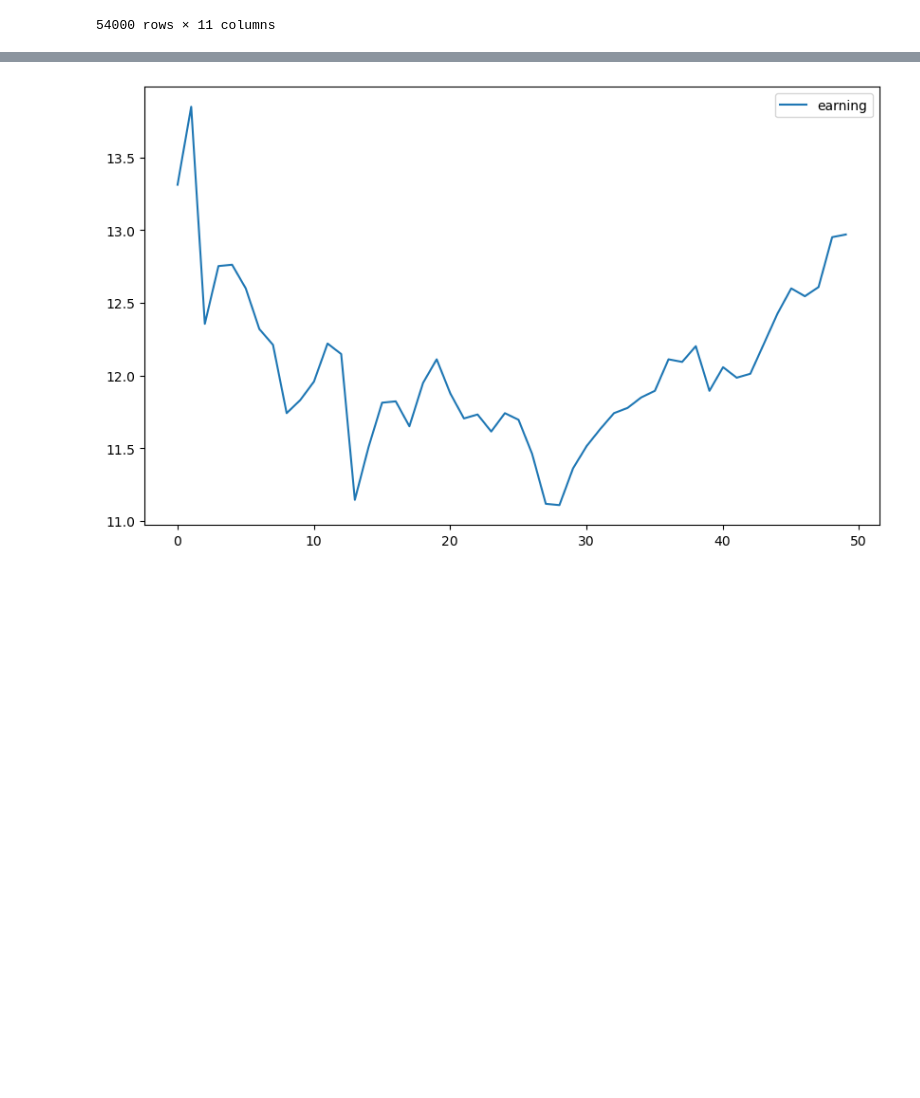
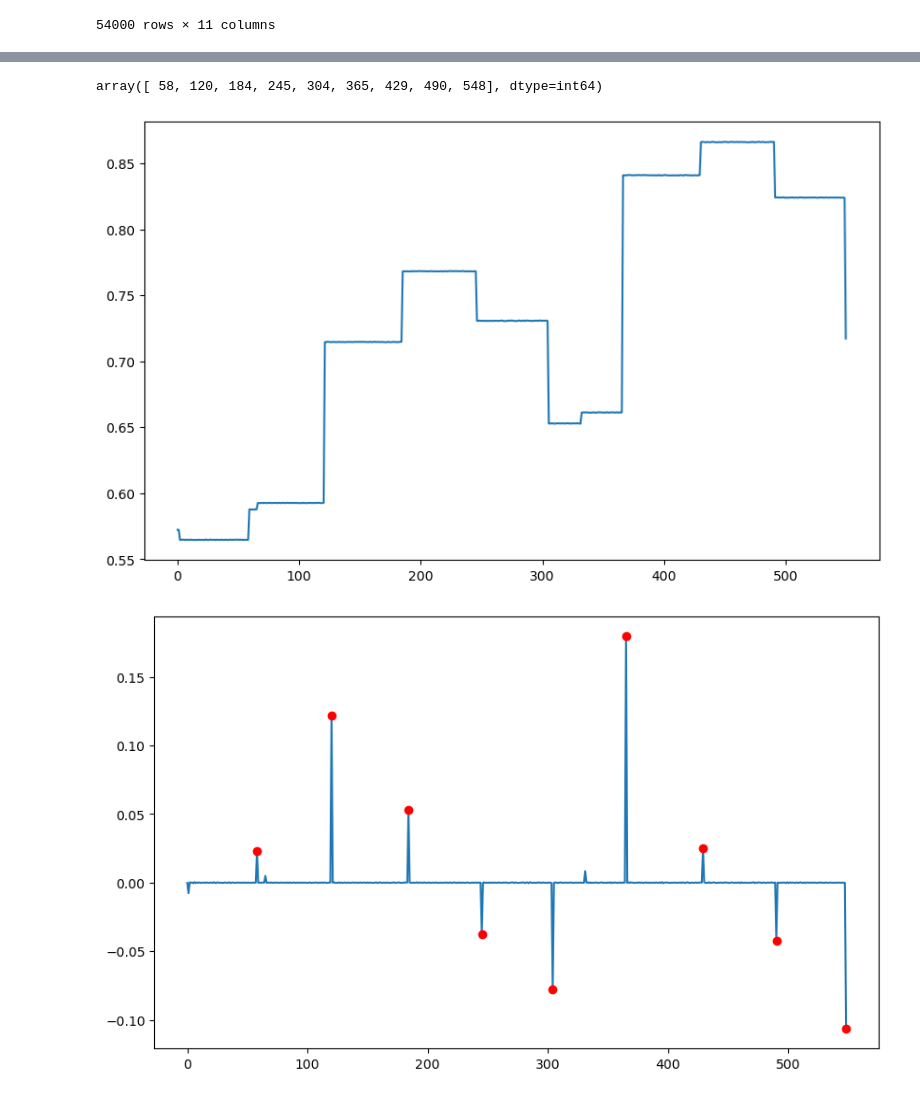
Before and after one commit to owen8877/qids-2023-comp, a Jupyter notebook: playground/all_in_ethereum/earning.ipynb, the cells around one changed output, grey strips where cells are left out. Drawn from its saved outputs; the diff is of its cells as text; code cells hidden in the pictures; blank space fills up the shorter version.

Commit message:
editing the jump_finding function

```diff
--- a/playground/all_in_ethereum/earning.ipynb
+++ b/playground/all_in_ethereum/earning.ipynb
@@ -71,18 +47,28 @@ plot_price_pe(df_price, df_pe, 12, 0, 50, 10, 5)
-# %%
-def extract_earning(df, asset, start, end):
-    a = df[df.index.get_level_values('asset') == asset]
-    return a.iloc[start:end]
-
-def plot_earning(df, asset, start, end):
-    a = df[df.index.get_level_values('asset') == asset]
-    x = np.linspace(0, len(a), len(a))
-    plt.figure(figsize=(10, 6))
-    plt.plot(x[start:end], a.iloc[start:end], label='earning')
-    plt.legend()
-    plt.show()
-    return None
-
-extract_earning(df_pe, 12, 0, 50)
-plot_earning(df_pe, 12, 0, 50)
-# %% [output]
-[figure, removed]
+# %%
+def earning(asset, start, end):
+    dataset = Dataset.load('../../data/parsed')
+    close_df = dataset.market['close']
+    close_df = close_df[(close_df.index.get_level_values('asset') == asset) & (close_df.index.get_level_values('timeslot') == 50)]
+    a = close_df.to_numpy()
+    b = df[df.index.get_level_values('asset') == asset]['pe'].to_numpy()
+    x = np.linspace(0, len(a), len(a))
+    plt.figure(figsize=(10, 6))
+    plt.plot(x[start:end], a[start:end] / b[start:end])
+    return a[start:end] / b[start:end]
+
+def find_jump(asset, start, end):
+    a = earning(asset, start, end)
+    a_slope = np.diff(a)
+    np.append(a_slope, 0)
+    std = np.std(a_slope)
+    a_slope_index = np.where(abs(a_slope) > 2 * std)[0]
+    plt.figure(figsize=(10, 6))
+    plt.plot(a_slope)
+    plt.plot(a_slope_index, a_slope[a_slope_index], 'ro')
+    return a_slope_index
+
+find_jump(11, 0, 550)
+# %% [output]
+array([ 58, 120, 184, 245, 304, 365, 429, 490, 548], dtype=int64)
+[figure, added]
+[figure, added]
```
Also changed, not shown: parts of 2 cells of this notebook.
